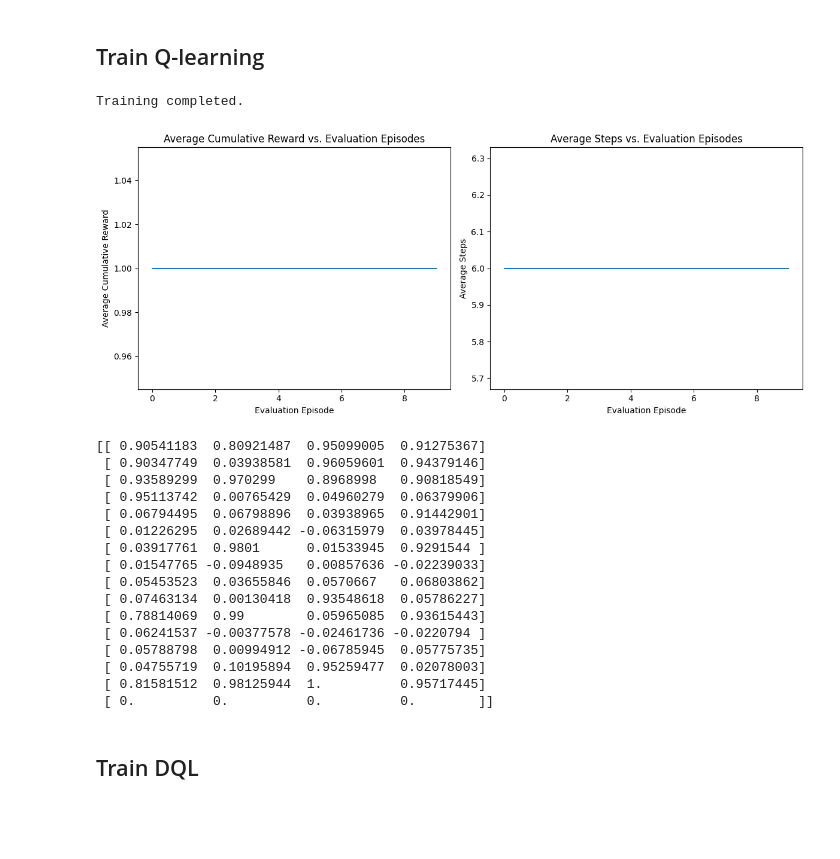
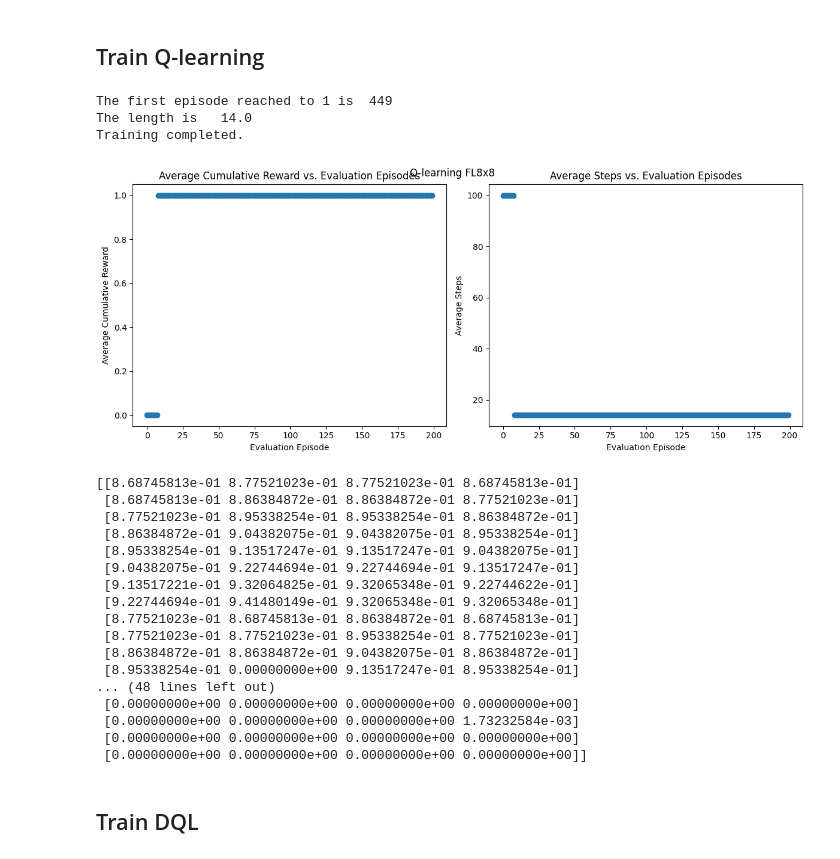
Before and after one commit to mahtabbm/RL_playground, a Jupyter notebook: frozenlake_variants.ipynb, the cells around one changed output. Saved outputs shown, nothing was run; the diff lists cells and outputs as text; code cells hidden in the pictures; blank space fills up the shorter version.

```diff
--- a/frozenlake_variants.ipynb
+++ b/frozenlake_variants.ipynb
@@ -36,23 +36,27 @@ def evaluate_policy(env, q_table, episodes=10):
     return avg_reward, avg_length
 
 
-def _plot_evaluation(rewards: List[float], lengths: List[int]):
+def _plot_evaluation(rewards: List[float], lengths: List[int], title):
     # Plotting
     plt.figure(figsize=(12, 5))
+
+    # Plot for average cumulative rewards
     plt.subplot(1, 2, 1)
-    plt.plot(rewards)
+    plt.plot(rewards, 'o')  # Add 'o' marker
     plt.title("Average Cumulative Reward vs. Evaluation Episodes")
     plt.xlabel("Evaluation Episode")
     plt.ylabel("Average Cumulative Reward")
 
+    # Plot for average steps
     plt.subplot(1, 2, 2)
-    plt.plot(lengths)
+    plt.plot(lengths, 'o')  # Add 'o' marker
     plt.title("Average Steps vs. Evaluation Episodes")
     plt.xlabel("Evaluation Episode")
     plt.ylabel("Average Steps")
+
     plt.tight_layout()
+    plt.suptitle(title)  # Adds a title to the entire figure
     plt.show()
-
 
 def visualize_frozen_lake(q_table, env_name="FrozenLake-v1"):
     """Visualize Frozen lake
@@ -96,7 +100,7 @@ def visualize_frozen_lake_double(q_table_a, q_table_b, env_name="FrozenLake-v1")
 def universal_initialize_q_table(env):
     n_states = env.observation_space.n
     n_actions = env.action_space.n
-    q_table = np.random.uniform(low=-0.1, high=0.1, size=(n_states, n_actions))
+    q_table = np.zeros((n_states, n_actions))
     q_table[(env.desc == b"G").flatten()] = 0
     return q_table
 # %% [markdown]
@@ -107,3 +113,8 @@ env = gym.make("FrozenLake-v1", is_slippery=False)
+# %%
+# Create the FrozenLake environment
+env = gym.make("FrozenLake-v1", map_name = '8x8',is_slippery=False)
+env.action_space.seed(1234)
+np.random.seed(1234)
 # %% [markdown]
 ## Train Q-learning
 # %%
@@ -113,7 +124,7 @@ def train_q_learing(
     gamma: float = 0.99,
     initial_epsilon: float = 1.0,
     min_epsilon: float = 0.01,
-    epsilon_decay: float = 0.995,
+    epsilon_decay: float = 0.9999,
     episodes: int = 20000,
     eval_every: int = 100,
     eval_episodes: int = 20,
@@ -149,14 +160,15 @@ def train_q_learing(
     env.reset(seed=1234)
     epsilon = initial_epsilon
     rewards, lengths = [], []
+    first = True
 
     for episode in range(episodes):
-        state = env.reset()[0]
+        state = env.reset(seed=1234)[0]
         done = False
         truncated = False
         total_reward, steps = 0, 0
 
-        while not (done or truncated):
+        while not done:
             # Epsilon-greedy action selection
             if np.random.uniform(0, 1) < epsilon:
                 action = env.action_space.sample()  # Explore action space
@@ -181,37 +193,47 @@ def train_q_learing(
         # Evaluation
         if (episode + 1) % eval_every == 0:
             avg_reward, avg_length = evaluate_policy(env, q_table, eval_episodes)
+            if first and avg_reward:
+                first = False
+                print("The first episode reached to 1 is ", episode)
+                print("The length is  ", avg_length)
+
             rewards.append(avg_reward)
             lengths.append(avg_length)
             # print(f"Episode: {episode + 1}, Avg. Reward: {avg_reward}, Avg. Length: {avg_length}, Epsilon: {epsilon}")
 
     print("Training completed.")
     return q_table, rewards, lengths
+# %%
+env= gym.make('FrozenLake-v1', map_name="8x8", is_slippery=False)
 # %%
 # Train the agent using Standard Q learning
-q_table, rewards, lengths = train_q_learing(env, episodes=10000, eval_episodes=1000, eval_every=1000)
-_plot_evaluation(rewards, lengths)
+q_table, rewards, lengths = train_q_learing(env, episodes=10000, eval_episodes=1, eval_every=50)
+_plot_evaluation(rewards, lengths, title="Q-learning FL8x8")
 print(q_table)
 # visualize_frozen_lake(q_table)
 # %% [output]
+The first episode reached to 1 is  449
+The length is   14.0
 Training completed.
-[figure, old version]
+[figure, new version]
-[[ 0.90541183  0.80921487  0.95099005  0.91275367]
- [ 0.90347749  0.03938581  0.96059601  0.94379146]
- [ 0.93589299  0.970299    0.8968998   0.90818549]
- [ 0.95113742  0.00765429  0.04960279  0.06379906]
- [ 0.06794495  0.06798896  0.03938965  0.91442901]
- [ 0.01226295  0.02689442 -0.06315979  0.03978445]
- [ 0.03917761  0.9801      0.01533945  0.9291544 ]
- [ 0.01547765 -0.0948935   0.00857636 -0.02239033]
- [ 0.05453523  0.03655846  0.0570667   0.06803862]
- [ 0.07463134  0.00130418  0.93548618  0.05786227]
- [ 0.78814069  0.99        0.05965085  0.93615443]
- [ 0.06241537 -0.00377578 -0.02461736 -0.0220794 ]
- [ 0.05788798  0.00994912 -0.06785945  0.05775735]
- [ 0.04755719  0.10195894  0.95259477  0.02078003]
- [ 0.81581512  0.98125944  1.          0.95717445]
- [ 0.          0.          0.          0.        ]]
+[[8.68745813e-01 8.77521023e-01 8.77521023e-01 8.68745813e-01]
+ [8.68745813e-01 8.86384872e-01 8.86384872e-01 8.77521023e-01]
+ [8.77521023e-01 8.95338254e-01 8.95338254e-01 8.86384872e-01]
+ [8.86384872e-01 9.04382075e-01 9.04382075e-01 8.95338254e-01]
+ [8.95338254e-01 9.13517247e-01 9.13517247e-01 9.04382075e-01]
+ [9.04382075e-01 9.22744694e-01 9.22744694e-01 9.13517247e-01]
+ [9.13517221e-01 9.32064825e-01 9.32065348e-01 9.22744622e-01]
+ [9.22744694e-01 9.41480149e-01 9.32065348e-01 9.32065348e-01]
+ [8.77521023e-01 8.68745813e-01 8.86384872e-01 8.68745813e-01]
+ [8.77521023e-01 8.77521023e-01 8.95338254e-01 8.77521023e-01]
+ [8.86384872e-01 8.86384872e-01 9.04382075e-01 8.86384872e-01]
+ [8.95338254e-01 0.00000000e+00 9.13517247e-01 8.95338254e-01]
+... (48 lines left out)
+ [0.00000000e+00 0.00000000e+00 0.00000000e+00 0.00000000e+00]
+ [0.00000000e+00 0.00000000e+00 0.00000000e+00 1.73232584e-03]
+ [0.00000000e+00 0.00000000e+00 0.00000000e+00 0.00000000e+00]
+ [0.00000000e+00 0.00000000e+00 0.00000000e+00 0.00000000e+00]]
 # %% [markdown]
 ## Train DQL
 # %%
```
Also changed, not shown: parts of 6 cells of this notebook, 1 other file.
